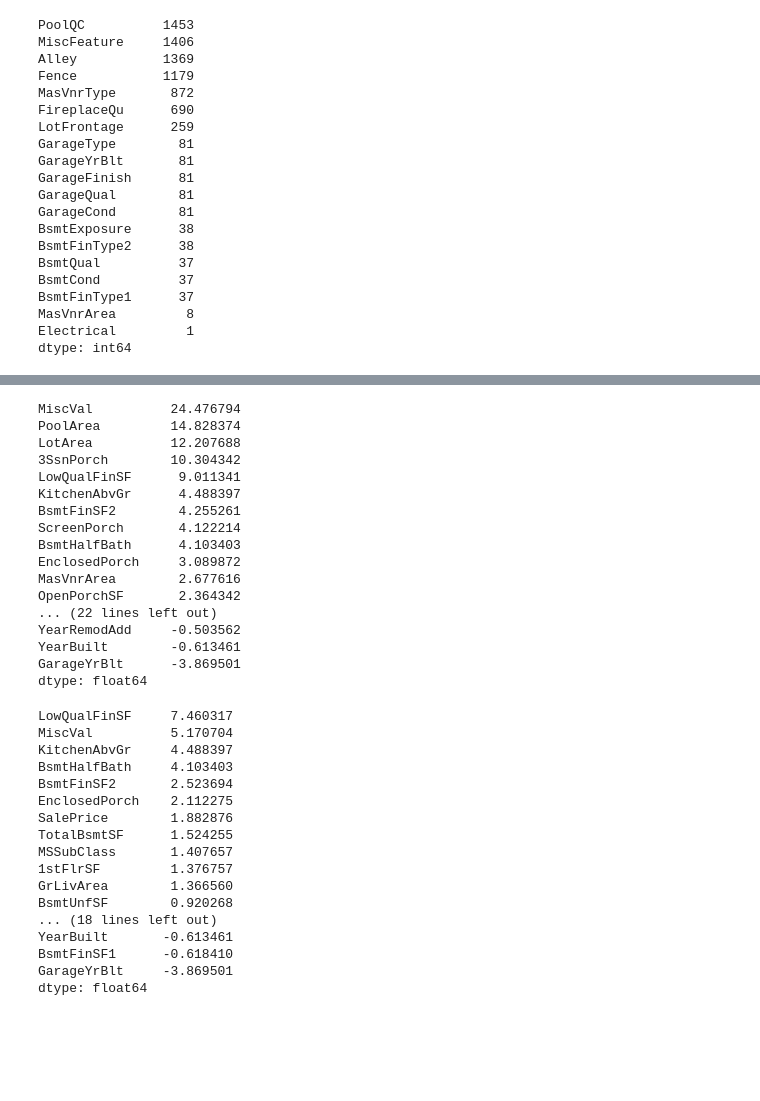
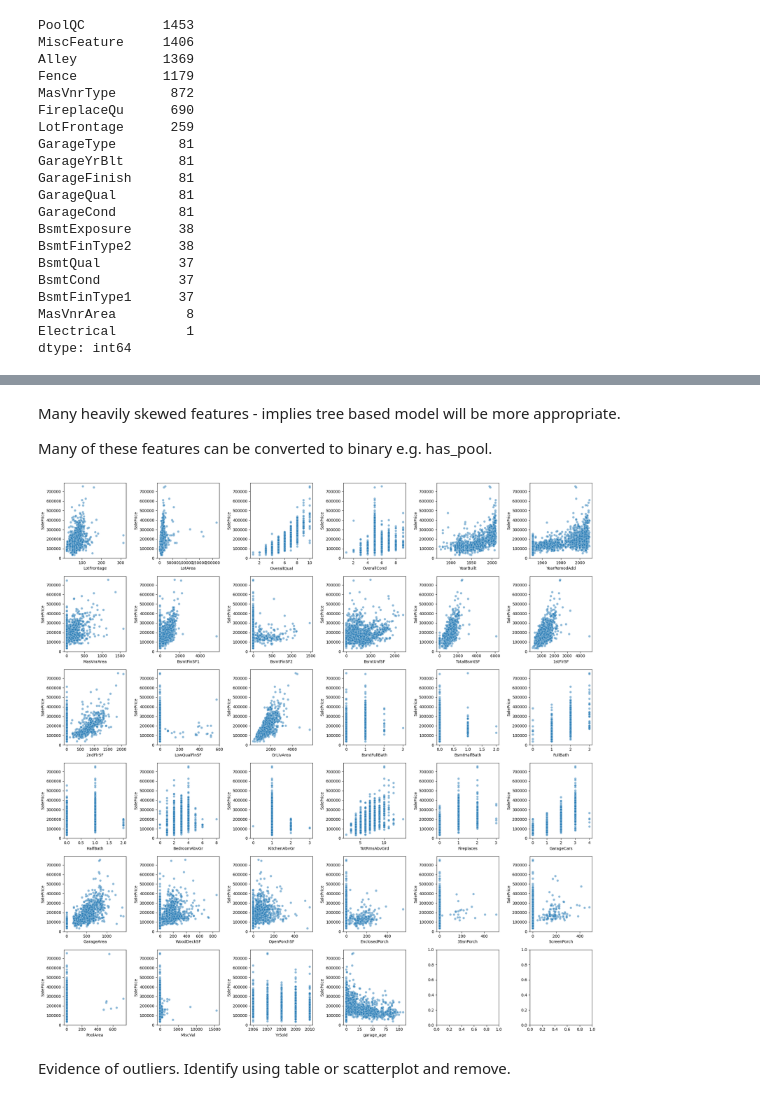
Before and after one commit to stuart-n-wilson/House-price-prediction, a Jupyter notebook: house_price_eda.ipynb, the cells around one changed output, grey strips where cells are left out. Saved outputs shown, nothing was run; the diff lists cells and outputs as text; code cells hidden in the pictures; blank space fills up the shorter version.

```diff
--- a/house_price_eda.ipynb
+++ b/house_price_eda.ipynb
@@ -131,29 +170,0 @@ plt.show()
-# %%
-# Identify most skewed numeric features
-
-df.select_dtypes(include="number").skew().sort_values(ascending=False)
-# %% [output]
-MiscVal          24.476794
-PoolArea         14.828374
-LotArea          12.207688
-3SsnPorch        10.304342
-LowQualFinSF      9.011341
-KitchenAbvGr      4.488397
-BsmtFinSF2        4.255261
-ScreenPorch       4.122214
-BsmtHalfBath      4.103403
-EnclosedPorch     3.089872
-MasVnrArea        2.677616
-OpenPorchSF       2.364342
-... (22 lines left out)
-YearRemodAdd     -0.503562
-YearBuilt        -0.613461
-GarageYrBlt      -3.869501
-dtype: float64
-# %%
-# Feature log transforms
-
-features_to_log = ["LotArea", "MasVnrArea", "BsmtFinSF1", "BsmtFinSF2", "LowQualFinSF", "WoodDeckSF", "OpenPorchSF", "EnclosedPorch", "MiscVal"]
-
-for col in features_to_log:
-    df[col] = np.log1p(df[col])
@@ -167,20 +170,0 @@ for col in features_to_binary:
-# %%
-df.select_dtypes(include="number").skew().sort_values(ascending=False)
-# %% [output]
-LowQualFinSF     7.460317
-MiscVal          5.170704
-KitchenAbvGr     4.488397
-BsmtHalfBath     4.103403
-BsmtFinSF2       2.523694
-EnclosedPorch    2.112275
-SalePrice        1.882876
-TotalBsmtSF      1.524255
-MSSubClass       1.407657
-1stFlrSF         1.376757
-GrLivArea        1.366560
-BsmtUnfSF        0.920268
-... (18 lines left out)
-YearBuilt       -0.613461
-BsmtFinSF1      -0.618410
-GarageYrBlt     -3.869501
-dtype: float64
@@ -188,0 +171,19 @@ dtype: float64
+# %% [markdown]
+Many heavily skewed features - implies tree based model will be more appropriate.
+
+Many of these features can be converted to binary e.g. has_pool.
+# %%
+# Numeric features vs sale price
+
+fig, axes = plt.subplots(6, 6, figsize=(20, 20))
+axes = axes.flatten()
+
+for i, col in enumerate(numeric_cols):
+    sns.scatterplot(x=df[col], y=df["SalePrice"], alpha=0.5, ax = axes[i])
+
+plt.tight_layout()
+plt.show()
+# %% [output]
+[figure, added]
+# %% [markdown]
+Evidence of outliers. Identify using table or scatterplot and remove.
```
Also changed, not shown: parts of 47 cells of this notebook.
